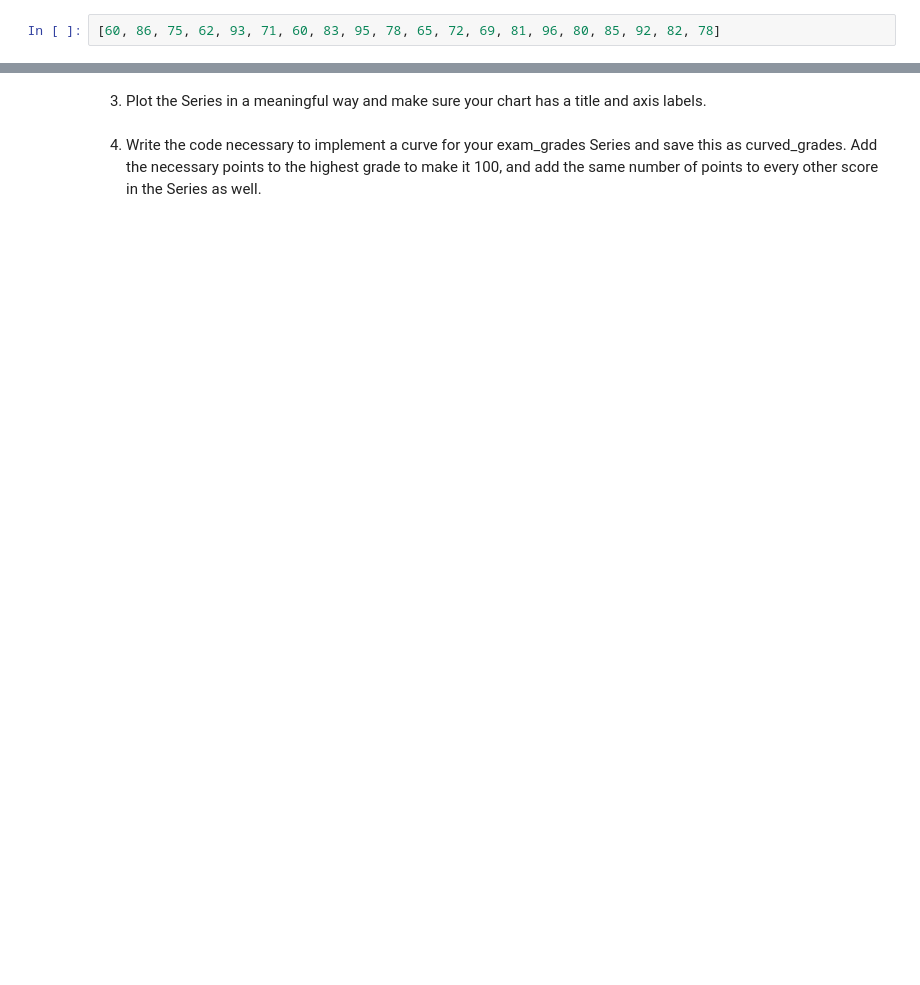
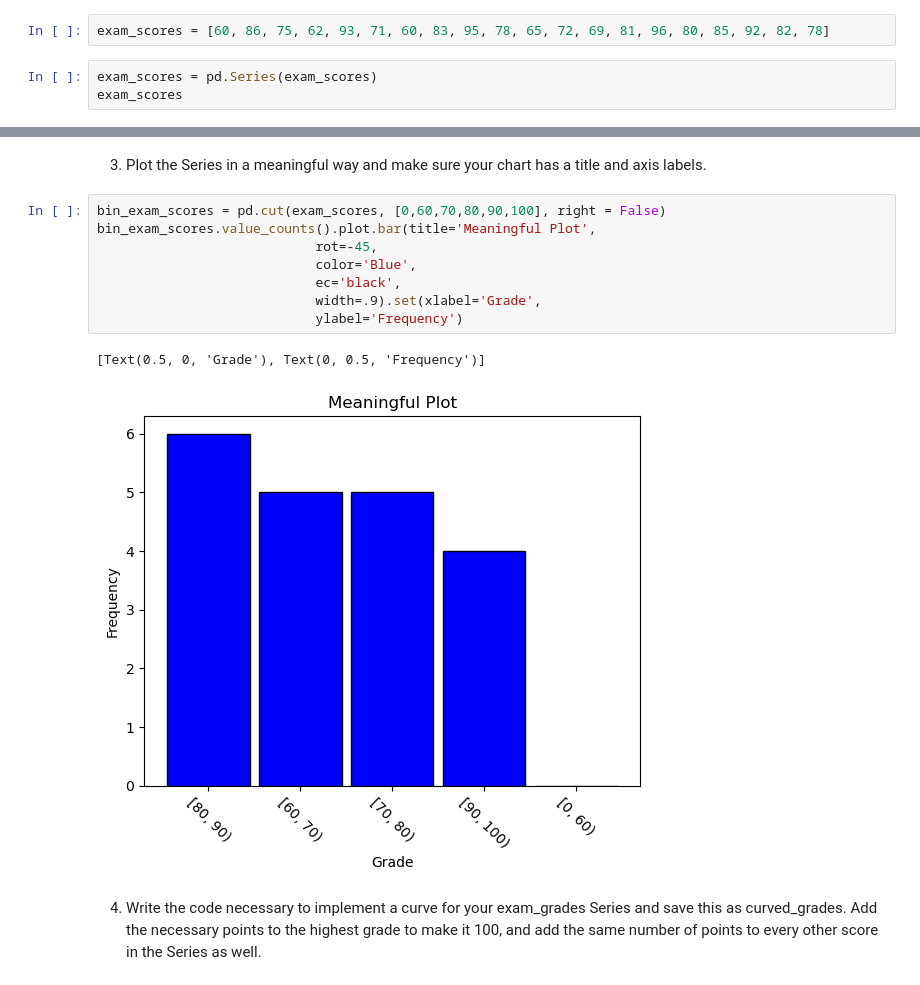
Before and after one commit to Alfred-W-S-Pirovits-Jr/numpy-pandas-visualization-exercises, a Jupyter notebook: pandas_series.ipynb, the cells around one changed output, grey strips where cells are left out. Saved outputs shown, nothing was run; the diff lists cells and outputs as text; blank space fills up the shorter version.

```diff
--- a/pandas_series.ipynb
+++ b/pandas_series.ipynb
@@ -410,2 +460,5 @@ TypeError: cannot convert the series to <class 'float'>
 # %%
-[60, 86, 75, 62, 93, 71, 60, 83, 95, 78, 65, 72, 69, 81, 96, 80, 85, 92, 82, 78]
+exam_scores = [60, 86, 75, 62, 93, 71, 60, 83, 95, 78, 65, 72, 69, 81, 96, 80, 85, 92, 82, 78]
+# %%
+exam_scores = pd.Series(exam_scores)
+exam_scores
@@ -416,4 +523,15 @@ TypeError: cannot convert the series to <class 'float'>
 # %% [markdown]
 3.  Plot the Series in a meaningful way and make sure your chart has a title and axis labels.
+# %%
+bin_exam_scores = pd.cut(exam_scores, [0,60,70,80,90,100], right = False)
+bin_exam_scores.value_counts().plot.bar(title='Meaningful Plot',
+                            rot=-45,
+                            color='Blue',
+                            ec='black',
+                            width=.9).set(xlabel='Grade',
+                            ylabel='Frequency')
+# %% [output]
+[Text(0.5, 0, 'Grade'), Text(0, 0.5, 'Frequency')]
+[figure, added]
 # %% [markdown]
 4.  Write the code necessary to implement a curve for your exam_grades Series and save this as curved_grades. Add the necessary points to the highest grade to make it 100, and add the same number of points to every other score in the Series as well.
```
Also changed, not shown: parts of 17 cells of this notebook.
